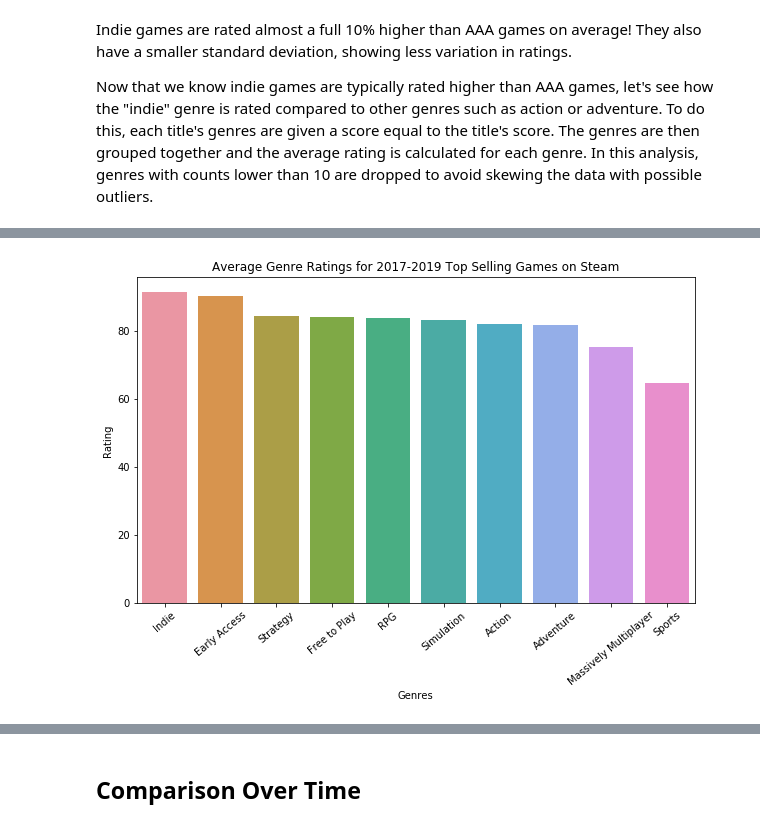
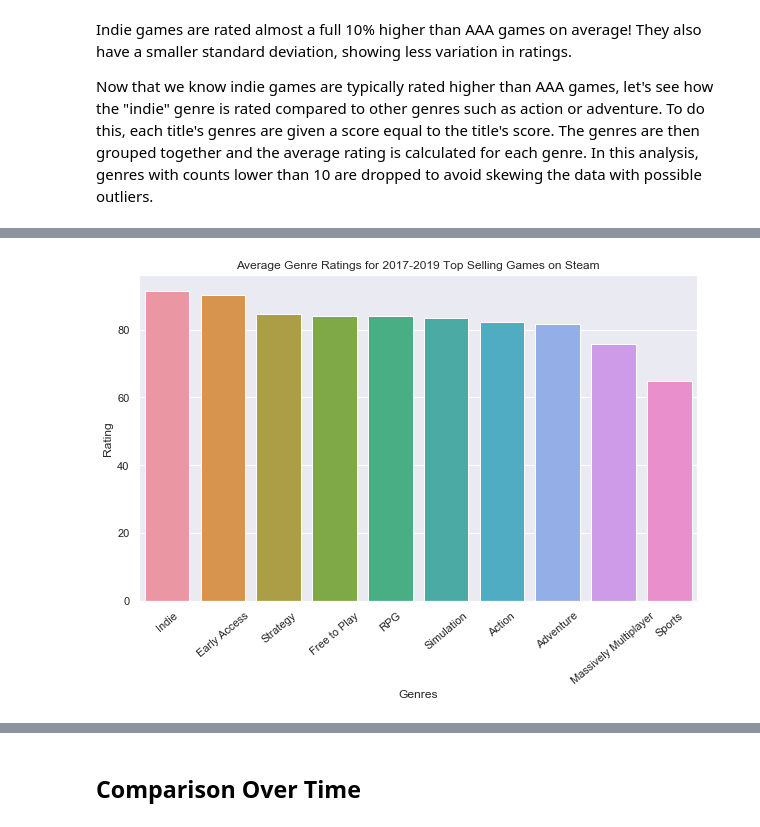
Before and after one commit to kaichang1/Steam, a Jupyter notebook: Steam.ipynb, the cells around one changed output, grey strips where cells are left out. Cells and saved outputs as stored; diff of their text form; code cells hidden in the pictures.

```diff
--- a/Steam.ipynb
+++ b/Steam.ipynb
@@ -132,7 +132,7 @@ df.is_indie.value_counts().reset_index().rename(columns={'index': 'is_indie', 'i
 | 0 | False | 215 |
 | 1 | True | 84 |
 # %%
-sns.set_palette('Paired')
+sns.set(style='darkgrid', palette='Paired')
 fig, ax = plt.subplots()
 ax.pie(df.is_indie.value_counts(), autopct='%0.1f%%', pctdistance=1.2, shadow=True, explode=(0, 0.1))
 ax.legend(['AAA Developer', 'Indie Developer'])
@@ -199,14 +199,14 @@ genre_counts_ratings
 # %%
-sns.set_palette('husl')
+sns.set(style='darkgrid', palette='husl')
 fig, ax = plt.subplots(figsize=(10, 6))
 sns.barplot(data=genre_counts_ratings, x='genres', y='rating')
 plt.xticks(rotation=40)
 ax.set_xlabel('Genres')
 ax.set_ylabel('Rating')
 ax.set_title('Average Genre Ratings for 2017-2019 Top Selling Games on Steam')
 plt.show()
 # %% [output]
-[figure, old version]
+[figure, new version]
 # %%
 print("The average genre rating is: {0}".format(genre_counts_ratings.rating.mean()))
 # %% [output]
```
Also changed, not shown: parts of 15 cells of this notebook.
